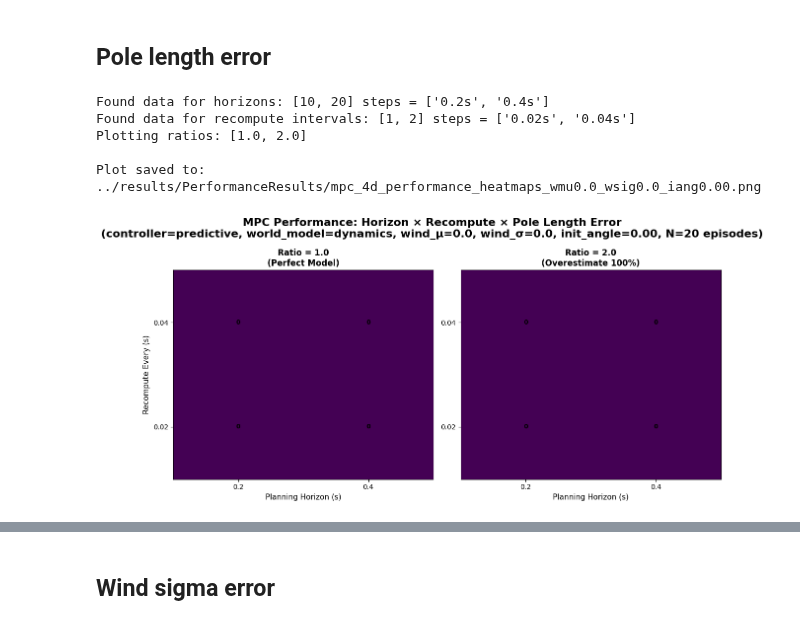
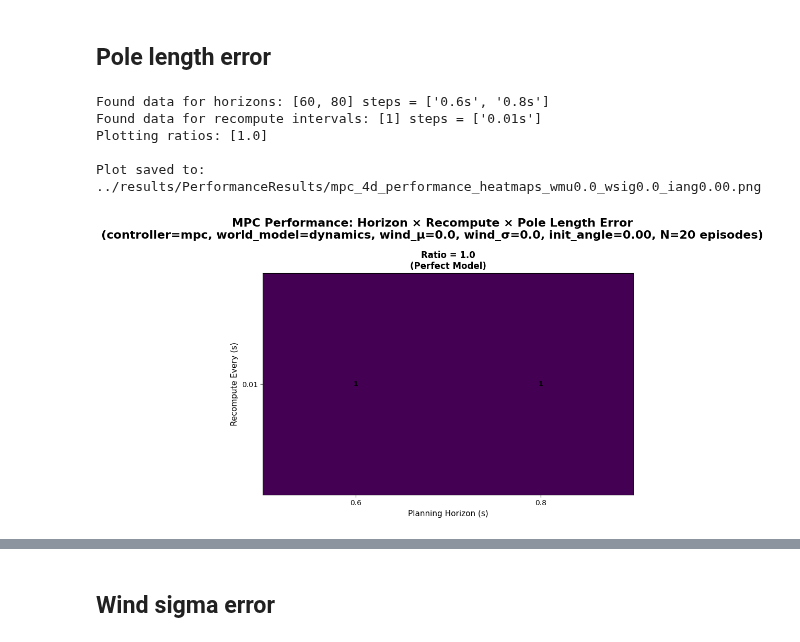
Before and after one commit to jtbuch/mpc_dojo, a Jupyter notebook: cartpole_rnn/notebooks/Cartpole_Control.ipynb, the cells around one changed output, grey strips where cells are left out. Cells and saved outputs as stored; diff of their text form; code cells hidden in the pictures.

```diff
--- a/cartpole_rnn/notebooks/Cartpole_Control.ipynb
+++ b/cartpole_rnn/notebooks/Cartpole_Control.ipynb
@@ -75,16 +94,17 @@ mpc_results = evaluate_mpc_controllers(
 ## Pole length error
 # %%
 plot_pole_angle_heatmaps(results_folder="../results/PerformanceResults/",
-                                controller='predictive',
+                                controller='mpc',
                                 world_model='dynamics',
                                 length_ratios=[1.0, 2.0, 3.0, 4.0],
                                 wind_mu=0.0,
                                 wind_sigma=0.0,
-                                init_angle=0.0)
+                                init_angle=0.0,
+                                dt=0.01)
 # %% [output]
-Found data for horizons: [10, 20] steps = ['0.2s', '0.4s']
-Found data for recompute intervals: [1, 2] steps = ['0.02s', '0.04s']
-Plotting ratios: [1.0, 2.0]
+Found data for horizons: [60, 80] steps = ['0.6s', '0.8s']
+Found data for recompute intervals: [1] steps = ['0.01s']
+Plotting ratios: [1.0]
 
 Plot saved to: ../results/PerformanceResults/mpc_4d_performance_heatmaps_wmu0.0_wsig0.0_iang0.00.png
-[figure, old version]
+[figure, new version]
```
Also changed, not shown: parts of 9 cells of this notebook, 4 other files.
